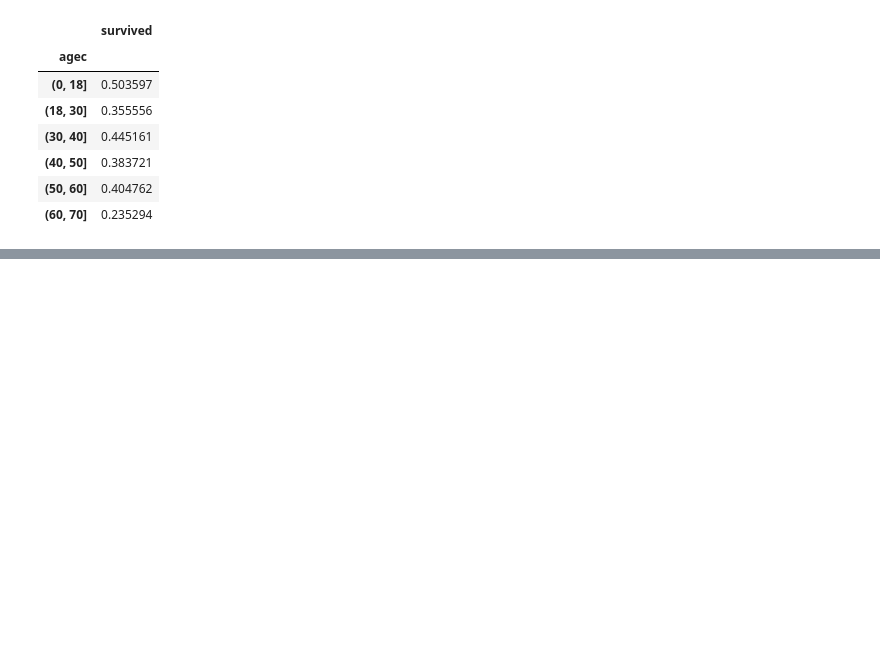
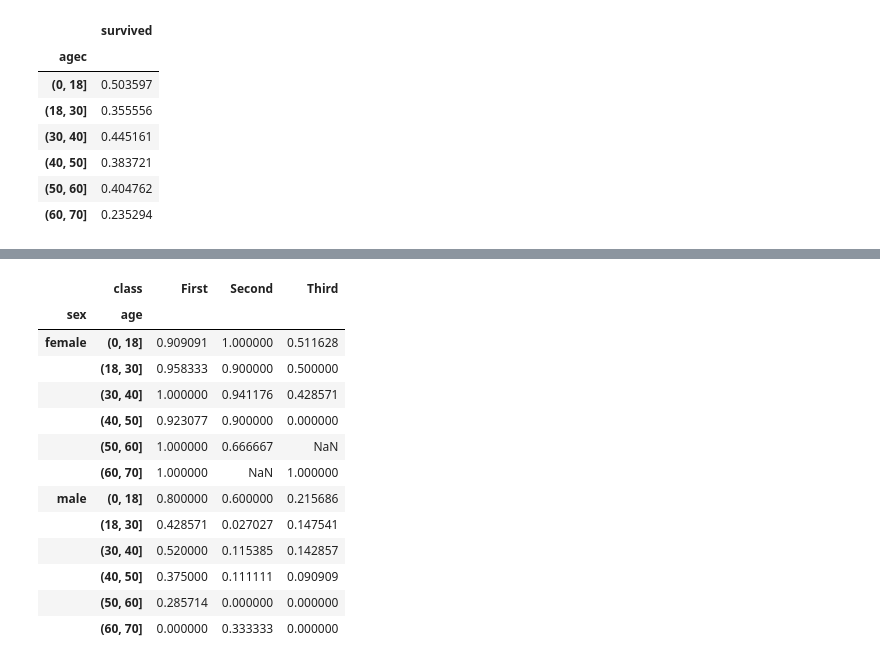
Before and after one commit to DerNiccoo/TensorFlow-training, a Jupyter notebook: Data Science/2. Discrete_Data_Start.ipynb, the cells around one changed output, grey strips where cells are left out. Saved outputs shown, nothing was run; the diff lists cells and outputs as text; code cells hidden in the pictures; blank space fills up the shorter version.

```diff
--- a/Data Science/2. Discrete_Data_Start.ipynb
+++ b/Data Science/2. Discrete_Data_Start.ipynb
@@ -160,0 +196,17 @@ titanic[['agec','survived']].groupby('agec').mean()
+# %%
+titanic.pivot_table('survived', ['sex', agec], 'class')
+# %% [output]
+|  | class | First | Second | Third |
+| sex | age |  |  |  |
+| female | (0, 18] | 0.909091 | 1.000000 | 0.511628 |
+|  | (18, 30] | 0.958333 | 0.900000 | 0.500000 |
+|  | (30, 40] | 1.000000 | 0.941176 | 0.428571 |
+|  | (40, 50] | 0.923077 | 0.900000 | 0.000000 |
+|  | (50, 60] | 1.000000 | 0.666667 | NaN |
+|  | (60, 70] | 1.000000 | NaN | 1.000000 |
+| male | (0, 18] | 0.800000 | 0.600000 | 0.215686 |
+|  | (18, 30] | 0.428571 | 0.027027 | 0.147541 |
+|  | (30, 40] | 0.520000 | 0.115385 | 0.142857 |
+|  | (40, 50] | 0.375000 | 0.111111 | 0.090909 |
+|  | (50, 60] | 0.285714 | 0.000000 | 0.000000 |
+|  | (60, 70] | 0.000000 | 0.333333 | 0.000000 |
```
Also changed, not shown: parts of 5 cells of this notebook.
